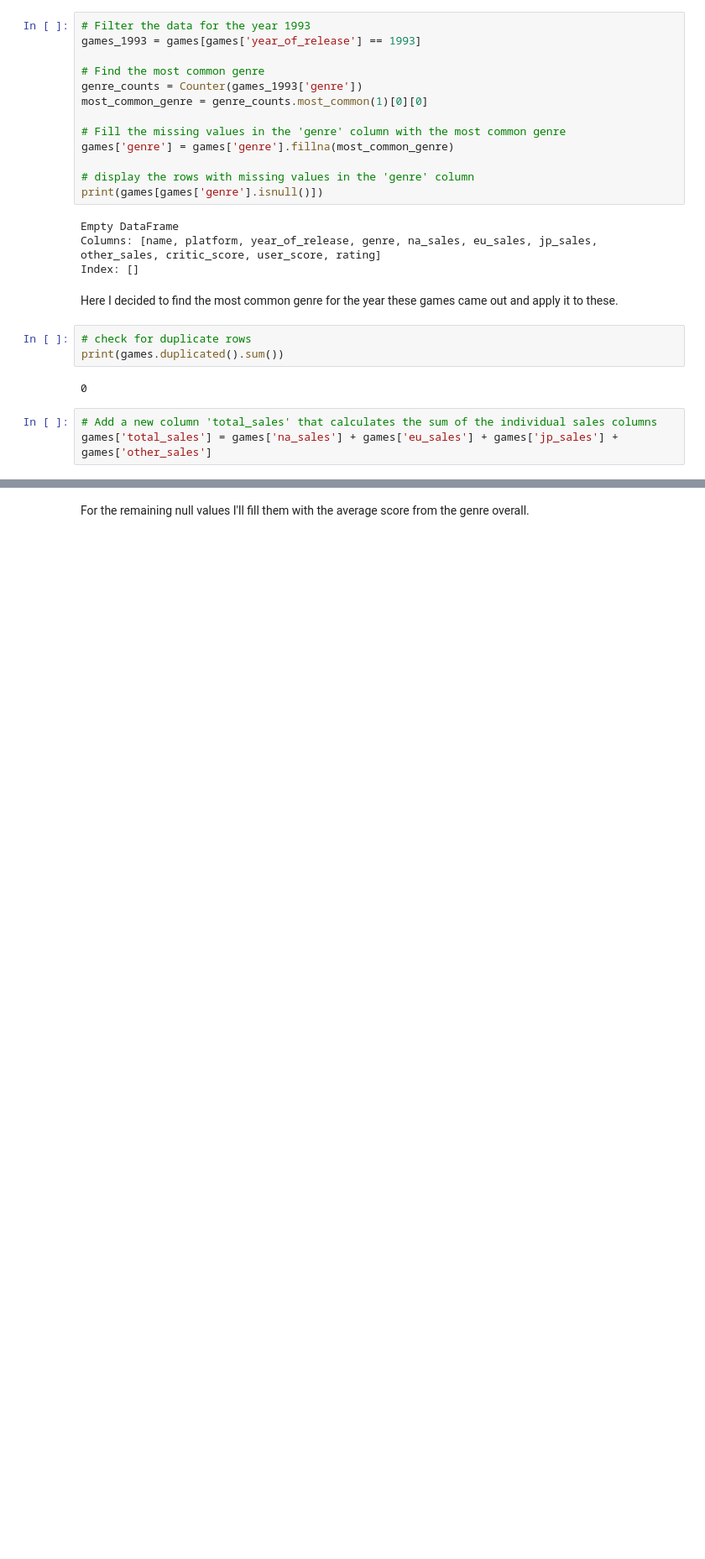
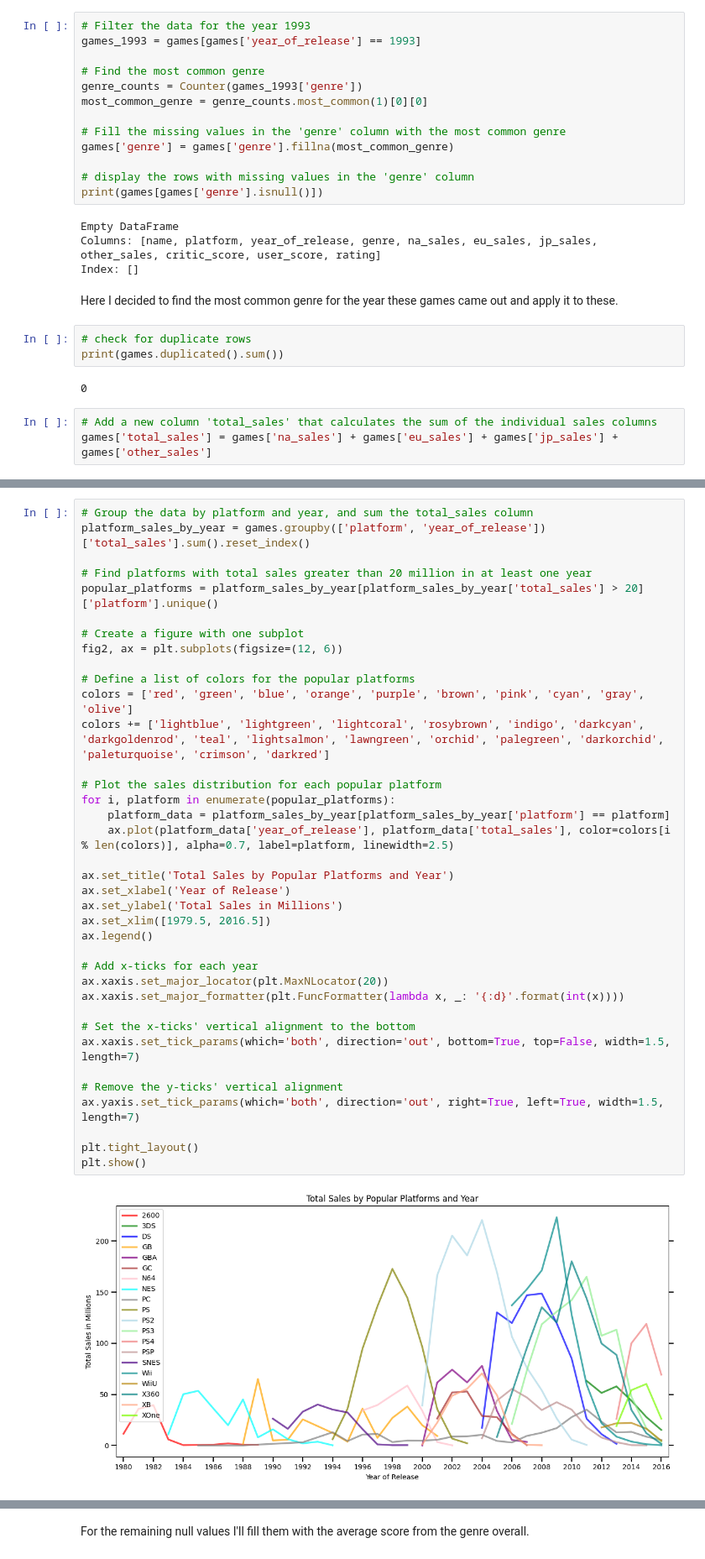
Before and after one commit to DarthPiggyus/Intergated-project, a Jupyter notebook: notebooks/EDA.ipynb, the cells around one changed output, grey strips where cells are left out. Shown at 84% size. Saved outputs shown, nothing was run; the diff lists cells and outputs as text; blank space fills up the shorter version.

```diff
--- a/notebooks/EDA.ipynb
+++ b/notebooks/EDA.ipynb
@@ -195,0 +263,39 @@ games_2016
+# %%
+# Group the data by platform and year, and sum the total_sales column
+platform_sales_by_year = games.groupby(['platform', 'year_of_release'])['total_sales'].sum().reset_index()
+
+# Find platforms with total sales greater than 20 million in at least one year
+popular_platforms = platform_sales_by_year[platform_sales_by_year['total_sales'] > 20]['platform'].unique()
+
+# Create a figure with one subplot
+fig2, ax = plt.subplots(figsize=(12, 6))
+
+# Define a list of colors for the popular platforms
+colors = ['red', 'green', 'blue', 'orange', 'purple', 'brown', 'pink', 'cyan', 'gray', 'olive']
+colors += ['lightblue', 'lightgreen', 'lightcoral', 'rosybrown', 'indigo', 'darkcyan', 'darkgoldenrod', 'teal', 'lightsalmon', 'lawngreen', 'orchid', 'palegreen', 'darkorchid', 'paleturquoise', 'crimson', 'darkred']
+
+# Plot the sales distribution for each popular platform
+for i, platform in enumerate(popular_platforms):
+    platform_data = platform_sales_by_year[platform_sales_by_year['platform'] == platform]
+    ax.plot(platform_data['year_of_release'], platform_data['total_sales'], color=colors[i % len(colors)], alpha=0.7, label=platform, linewidth=2.5)
+
+ax.set_title('Total Sales by Popular Platforms and Year')
+ax.set_xlabel('Year of Release')
+ax.set_ylabel('Total Sales in Millions')
+ax.set_xlim([1979.5, 2016.5])
+ax.legend()
+
+# Add x-ticks for each year
+ax.xaxis.set_major_locator(plt.MaxNLocator(20))
+ax.xaxis.set_major_formatter(plt.FuncFormatter(lambda x, _: '{:d}'.format(int(x))))
+
+# Set the x-ticks' vertical alignment to the bottom
+ax.xaxis.set_tick_params(which='both', direction='out', bottom=True, top=False, width=1.5, length=7)
+
+# Remove the y-ticks' vertical alignment
+ax.yaxis.set_tick_params(which='both', direction='out', right=True, left=True, width=1.5, length=7)
+
+plt.tight_layout()
+plt.show()
+# %% [output]
+[figure, added]
```
Also changed, not shown: parts of 44 cells of this notebook.
